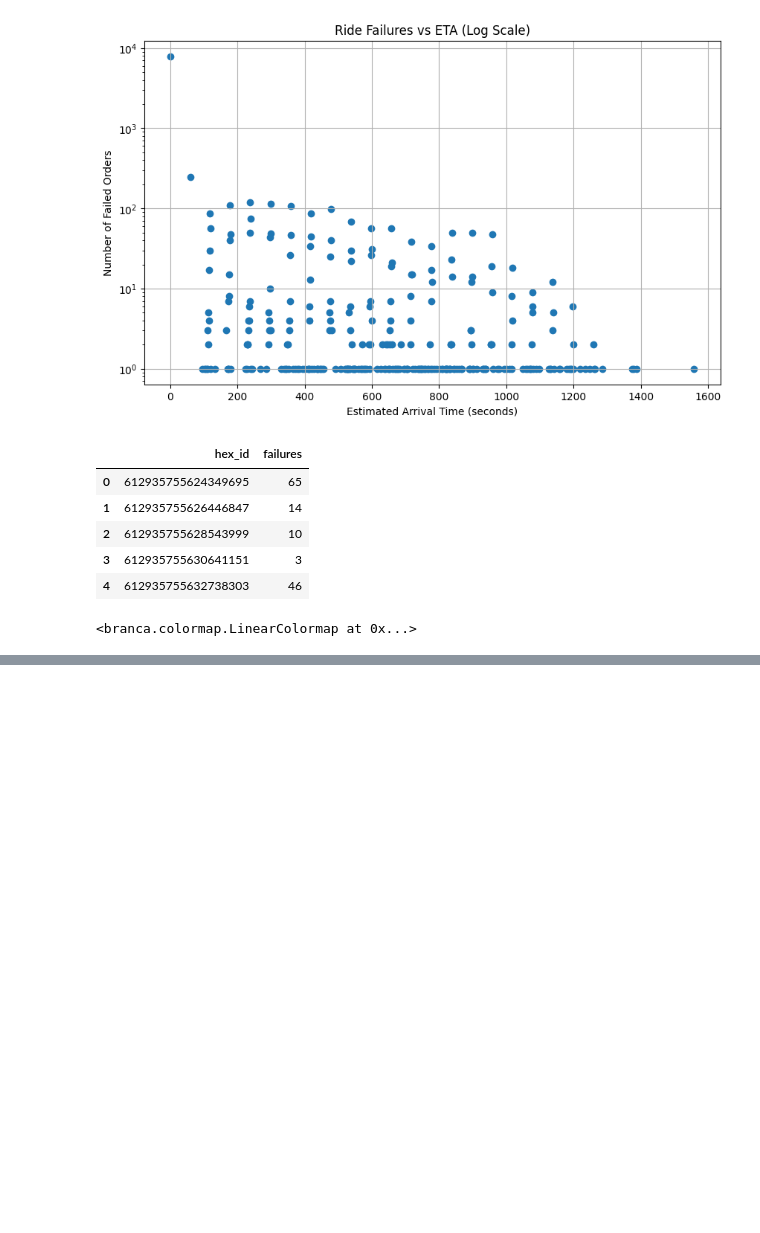
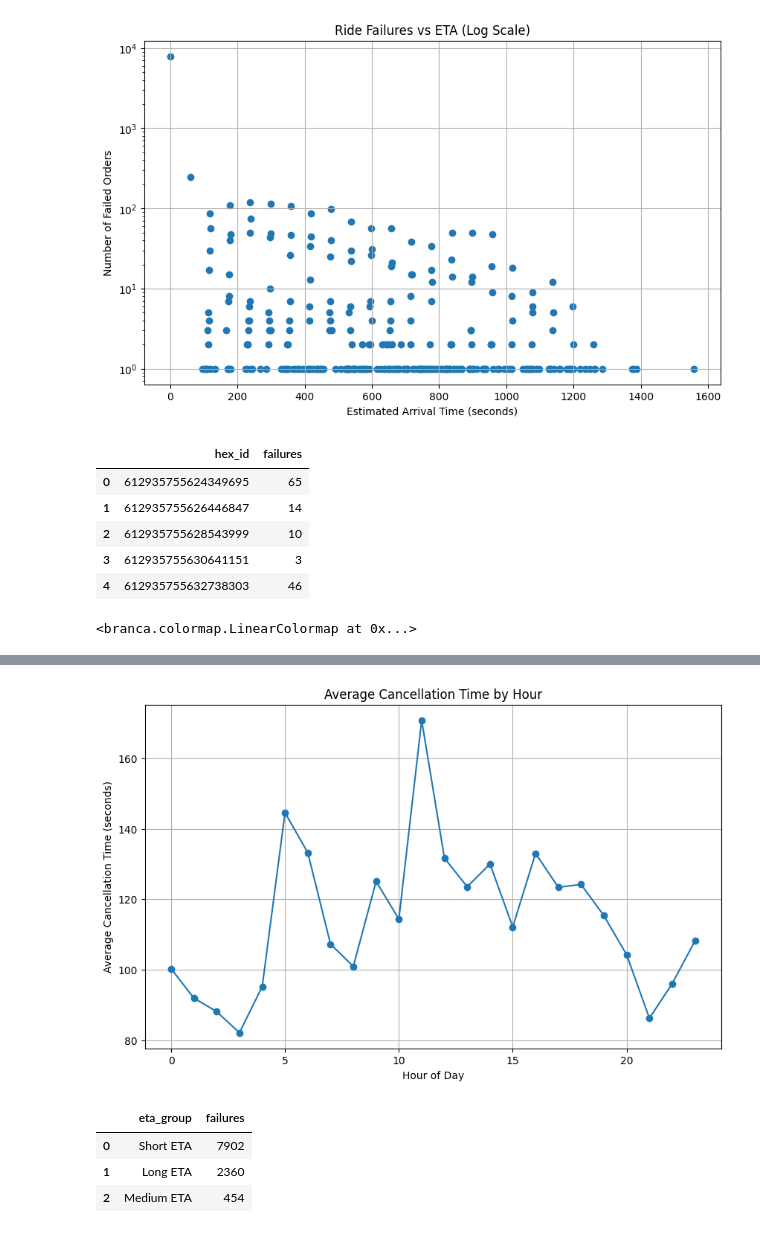
Before and after one commit to sayonyyy/gett-ride-failure-analysis, a Jupyter notebook: insights_from_failed_orders.ipynb, the cells around one changed output, grey strips where cells are left out. Drawn from its saved outputs; the diff is of its cells as text; code cells hidden in the pictures; blank space fills up the shorter version.

```diff
--- a/insights_from_failed_orders.ipynb
+++ b/insights_from_failed_orders.ipynb
@@ -545,0 +802,20 @@ m.save("ride_failure_hotspots.html")
+# %%
+# Analysis #6 — Average Cancellation Time by Hour
+
+# This calculates:
+# Average time users wait before cancelling rides for each
+# hour of the day.
+
+query_cancel_time = """
+SELECT
+    HOUR(order_datetime) AS hour,
+    AVG(cancellations_time_in_seconds) AS avg_cancel_time
+FROM orders
+WHERE cancellations_time_in_seconds IS NOT NULL
+GROUP BY hour
+ORDER BY hour
+"""
+
+cancel_time_hourly = pd.read_sql(query_cancel_time, conn)
+
+cancel_time_hourly
@@ -545,0 +847,20 @@ m.save("ride_failure_hotspots.html")
+# %%
+# visualization
+
+plt.figure(figsize=(10,6))
+
+plt.plot(
+    cancel_time_hourly["hour"],
+    cancel_time_hourly["avg_cancel_time"],
+    marker="o"
+)
+
+plt.title("Average Cancellation Time by Hour")
+plt.xlabel("Hour of Day")
+plt.ylabel("Average Cancellation Time (seconds)")
+
+plt.grid(True)
+
+plt.show()
+# %% [output]
+[figure, added]
@@ -545,0 +927,25 @@ m.save("ride_failure_hotspots.html")
+# %%
+# Analysis #7 — Ride Failure Distribution by ETA Group
+
+query_eta_group = """
+SELECT
+    CASE
+        WHEN m_order_eta < 60 THEN 'Short ETA'
+        WHEN m_order_eta < 120 THEN 'Medium ETA'
+        ELSE 'Long ETA'
+    END AS eta_group,
+    COUNT(*) AS failures
+FROM orders
+WHERE m_order_eta IS NOT NULL
+GROUP BY eta_group
+ORDER BY failures DESC;
+"""
+
+eta_failure_groups = pd.read_sql(query_eta_group, conn)
+
+eta_failure_groups
+# %% [output]
+|  | eta_group | failures |
+| 0 | Short ETA | 7902 |
+| 1 | Long ETA | 2360 |
+| 2 | Medium ETA | 454 |
```
Also changed, not shown: parts of 35 cells of this notebook, 2 other files.
